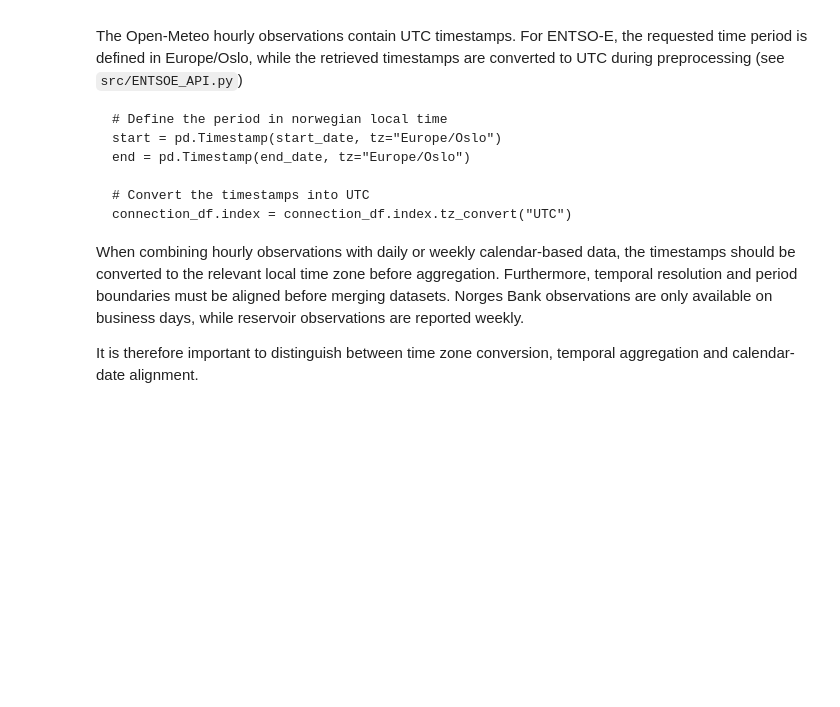
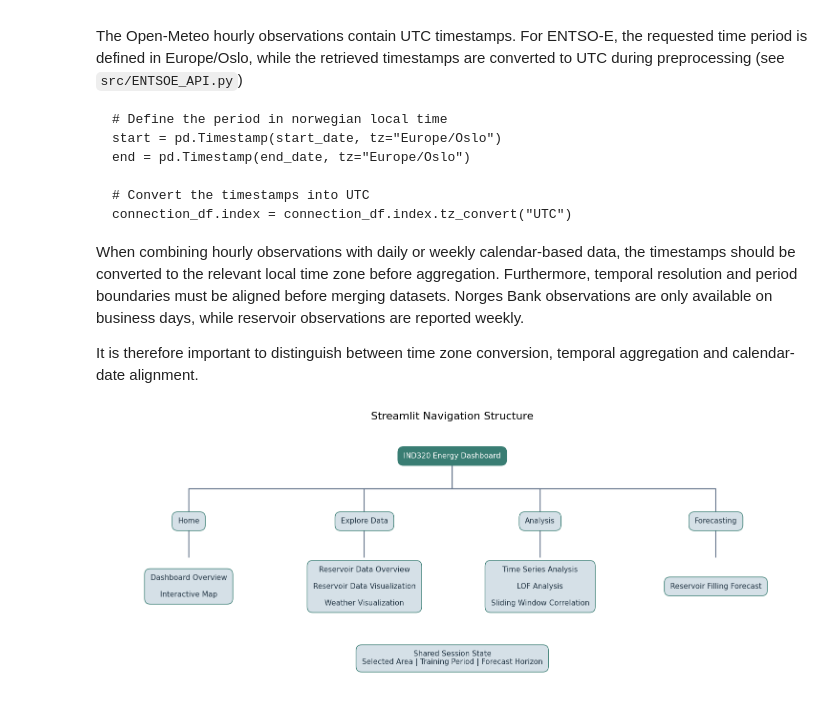
Before and after one commit to phkhle/IND320, a Jupyter notebook: jupyter_notebooks/assignment4.ipynb, the cells around one changed output. Saved outputs shown, nothing was run; the diff lists cells and outputs as text; code cells hidden in the pictures; blank space fills up the shorter version.

```diff
--- a/jupyter_notebooks/assignment4.ipynb
+++ b/jupyter_notebooks/assignment4.ipynb
@@ -1089,3 +1092,86 @@ connection_df.index = connection_df.index.tz_convert("UTC")
 When combining hourly observations with daily or weekly calendar-based data, the timestamps should be converted to the relevant local time zone before aggregation. Furthermore, temporal resolution and period boundaries must be aligned before merging datasets. Norges Bank observations are only available on business days, while reservoir observations are reported weekly.
 
 It is therefore important to distinguish between time zone conversion, temporal aggregation and calendar-date alignment.
+# %%
+fig, ax = plt.subplots(figsize=(15, 6))
+
+ax.set_xlim(0, 16)
+ax.set_ylim(0, 8)
+ax.axis("off")
+
+
+def draw_box(x, y, text, color="#D5E0E7", text_color="#243746"):
+    ax.text(
+        x, y, text,
+        ha="center",
+        va="center",
+        fontsize=11,
+        color=text_color,
+        bbox=dict(
+            boxstyle="round,pad=0.8",
+            facecolor=color,
+            edgecolor="#397D73"
+        )
+    )
+
+
+# Main application
+draw_box(
+    8, 7,
+    "IND320 Energy Dashboard",
+    color="#397D73",
+    text_color="white"
+)
+
+# Navigation groups
+groups = {
+    "Home": [
+        "Dashboard Overview",
+        "Interactive Map"
+    ],
+    "Explore Data": [
+        "Reservoir Data Overview",
+        "Reservoir Data Visualization",
+        "Weather Visualization"
+    ],
+    "Analysis": [
+        "Time Series Analysis",
+        "LOF Analysis",
+        "Sliding Window Correlation"
+    ],
+    "Forecasting": [
+        "Reservoir Filling Forecast"
+    ]
+}
+
+positions = [2, 6, 10, 14]
+
+for (group, pages), x in zip(groups.items(), positions):
+
+    # Connect application to navigation group
+    ax.plot(
+        [8, 8, x, x],
+        [6.7, 6, 6, 5.3],
+        color="#64748B"
+    )
+
+    draw_box(x, 5, group)
+
+    # Pages within each group
+    ax.plot([x, x], [4.7, 3.9], color="#64748B")
+
+    draw_box(x, 3, "\n\n".join(pages))
+
+
+# Shared session state
+draw_box(
+    8, 0.8,
+    "Shared Session State\n"
+    "Selected Area | Training Period | Forecast Horizon"
+)
+
+plt.title("Streamlit Navigation Structure", fontsize=16)
+plt.tight_layout()
+plt.show()
+# %% [output]
+[figure, added]
```
Also changed, not shown: parts of 25 cells of this notebook, 3 other files.
